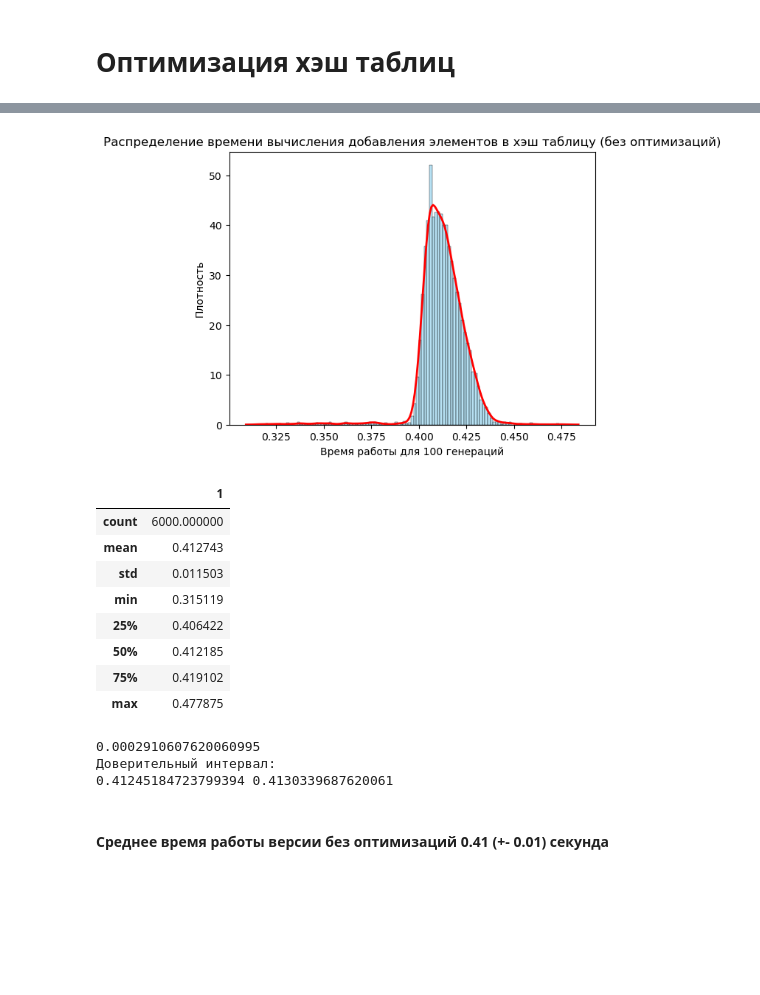
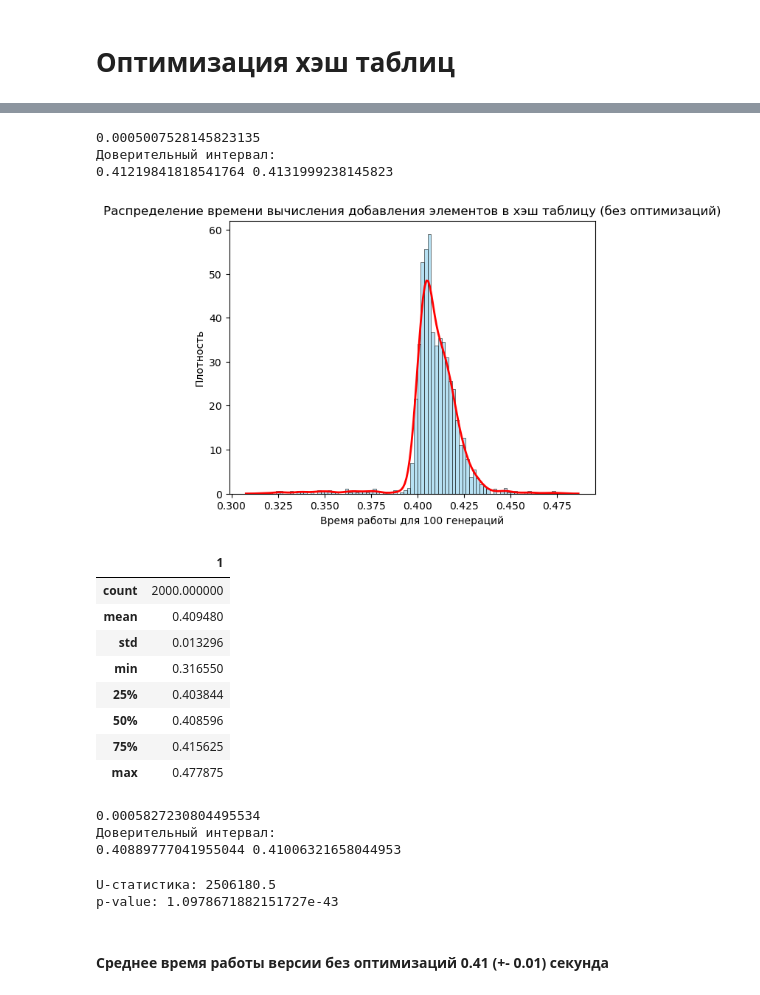
Before and after one commit to margocat57/Hash-Tables, a Jupyter notebook: Hash_tables_src/analys.ipynb, the cells around one changed output, grey strips where cells are left out. Saved outputs shown, nothing was run; the diff lists cells and outputs as text; code cells hidden in the pictures; blank space fills up the shorter version.

```diff
--- a/Hash_tables_src/analys.ipynb
+++ b/Hash_tables_src/analys.ipynb
@@ -430,39 +526,61 @@ df = pd.read_csv("results.csv", header=None, sep=";")
+# %%
+mean = np.mean(filtered02.iloc[:,1])
+std = np.std(filtered02.iloc[:,1], ddof=1)
+n = len(filtered02.iloc[:,1])
+
+alpha = 0.05
+z = norm.ppf(1 - alpha/2)
+
+lower = mean - z * std / np.sqrt(n)
+upper = mean + z * std / np.sqrt(n)
+
+print(z * std / np.sqrt(n))
+
+print("Доверительный интервал:")
+print(lower, upper)
+# %% [output]
+0.0005007528145823135
+Доверительный интервал:
+0.41219841818541764 0.4131999238145823
 # %%
-filtered0 = df[df.iloc[:,0] == "opt0"]
+filtered0 = df[df.iloc[:,0] == "opt0_O3"]
+
+col=filtered0.iloc[:,1]
+filt0=col[(col.mean() - 3 * col.std() <= col) & (col <= col.mean() + 3 * col.std())]
 
 sns.histplot(
     data=filtered0,
     x=filtered0.iloc[:,1],
     bins="auto",
     stat="density",
     color="skyblue",
     alpha=0.6,
 )
 
 sns.kdeplot(
     data=filtered0,
     x=filtered0.iloc[:,1],
     color="red",
     linewidth=2
 )
 
 plt.xlabel("Время работы для 100 генераций")
 plt.ylabel("Плотность")
 plt.title("Распределение времени вычисления добавления элементов в хэш таблицу (без оптимизаций)")
 plt.show()
 # %% [output]
-[figure, old version]
+[figure, new version]
 # %%
 filtered0.describe()
 # %% [output]
 |  | 1 |
-| count | 6000.000000 |
-| mean | 0.412743 |
-| std | 0.011503 |
-| min | 0.315119 |
-| 25% | 0.406422 |
-| 50% | 0.412185 |
-| 75% | 0.419102 |
+| count | 2000.000000 |
+| mean | 0.409480 |
+| std | 0.013296 |
+| min | 0.316550 |
+| 25% | 0.403844 |
+| 50% | 0.408596 |
+| 75% | 0.415625 |
 | max | 0.477875 |
 # %%
 mean = np.mean(filtered0.iloc[:,1])
@@ -480,9 +598,19 @@ print(z * std / np.sqrt(n))
 print("Доверительный интервал:")
 print(lower, upper)
 # %% [output]
-0.0002910607620060995
+0.0005827230804495534
 Доверительный интервал:
-0.41245184723799394 0.4130339687620061
+0.40889777041955044 0.41006321658044953
+# %%
+from scipy.stats import mannwhitneyu
+
+statistic, p_value = mannwhitneyu(filtered02.iloc[:,1], filtered0.iloc[:,1], alternative='two-sided')
+
+print(f"U-статистика: {statistic}")
+print(f"p-value: {p_value}")
+# %% [output]
+U-статистика: 2506180.5
+p-value: 1.0978671882151727e-43
 # %% [markdown]
 #### Среднее время работы версии без оптимизаций 0.41 (+- 0.01) секунда
 # %% [markdown]
```
Also changed, not shown: parts of 21 cells of this notebook, 4 other files.
